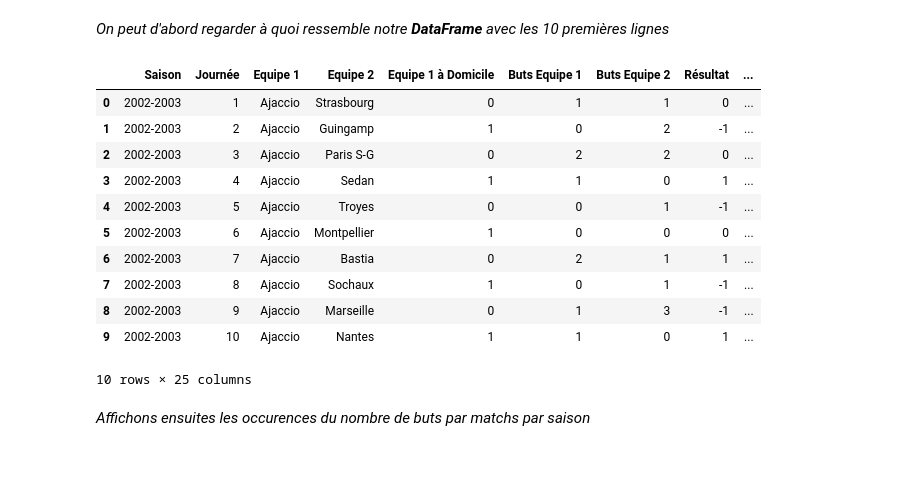
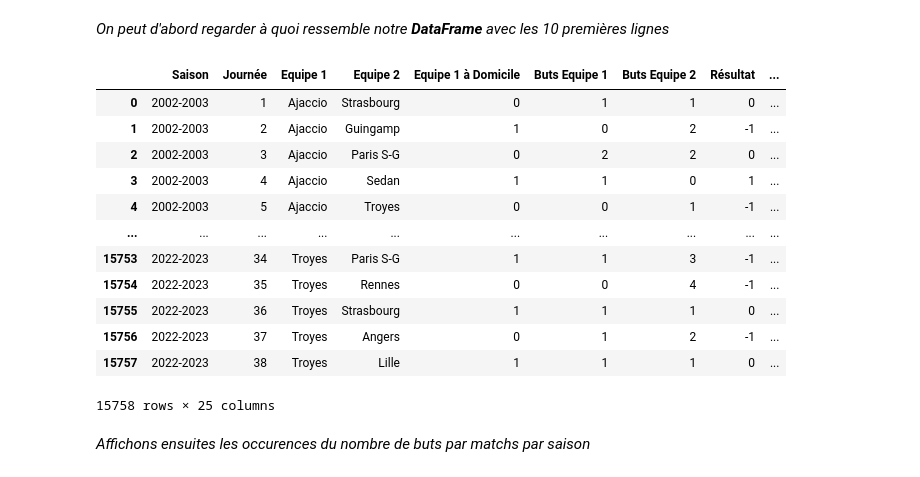
Before and after one commit to alexandreviard/Ligue1Predictor, a Jupyter notebook: 1ère approche.ipynb, the cells around one changed output. Saved outputs shown, nothing was run; the diff lists cells and outputs as text; code cells hidden in the pictures.

```diff
--- a/1ère approche.ipynb
+++ b/1ère approche.ipynb
@@ -159,20 +217,21 @@ Dans cette première approche nous avons beaucoup d'observations mais assez peu
 # %% [markdown]
 *On peut d'abord regarder à quoi ressemble notre **DataFrame** avec les 10 premières lignes*
 # %%
-dataframe_final.head(10)
+dataframe_final
 # %% [output]
 |  | Saison | Journée | Equipe 1 | Equipe 2 | Equipe 1 à Domicile | Buts Equipe 1 | Buts Equipe 2 | Résultat | ... |
 | 0 | 2002-2003 | 1 | Ajaccio | Strasbourg | 0 | 1 | 1 | 0 | ... |
 | 1 | 2002-2003 | 2 | Ajaccio | Guingamp | 1 | 0 | 2 | -1 | ... |
 | 2 | 2002-2003 | 3 | Ajaccio | Paris S-G | 0 | 2 | 2 | 0 | ... |
 | 3 | 2002-2003 | 4 | Ajaccio | Sedan | 1 | 1 | 0 | 1 | ... |
 | 4 | 2002-2003 | 5 | Ajaccio | Troyes | 0 | 0 | 1 | -1 | ... |
-| 5 | 2002-2003 | 6 | Ajaccio | Montpellier | 1 | 0 | 0 | 0 | ... |
-| 6 | 2002-2003 | 7 | Ajaccio | Bastia | 0 | 2 | 1 | 1 | ... |
-| 7 | 2002-2003 | 8 | Ajaccio | Sochaux | 1 | 0 | 1 | -1 | ... |
-| 8 | 2002-2003 | 9 | Ajaccio | Marseille | 0 | 1 | 3 | -1 | ... |
-| 9 | 2002-2003 | 10 | Ajaccio | Nantes | 1 | 1 | 0 | 1 | ... |
+| ... | ... | ... | ... | ... | ... | ... | ... | ... | ... |
+| 15753 | 2022-2023 | 34 | Troyes | Paris S-G | 1 | 1 | 3 | -1 | ... |
+| 15754 | 2022-2023 | 35 | Troyes | Rennes | 0 | 0 | 4 | -1 | ... |
+| 15755 | 2022-2023 | 36 | Troyes | Strasbourg | 1 | 1 | 1 | 0 | ... |
+| 15756 | 2022-2023 | 37 | Troyes | Angers | 0 | 1 | 2 | -1 | ... |
+| 15757 | 2022-2023 | 38 | Troyes | Lille | 1 | 1 | 1 | 0 | ... |
-10 rows × 25 columns
+15758 rows × 25 columns
 # %% [markdown]
 *Affichons ensuites les occurences du nombre de buts par matchs par saison*
 # %%
```
Also changed, not shown: parts of 28 cells of this notebook, 3 other files.
